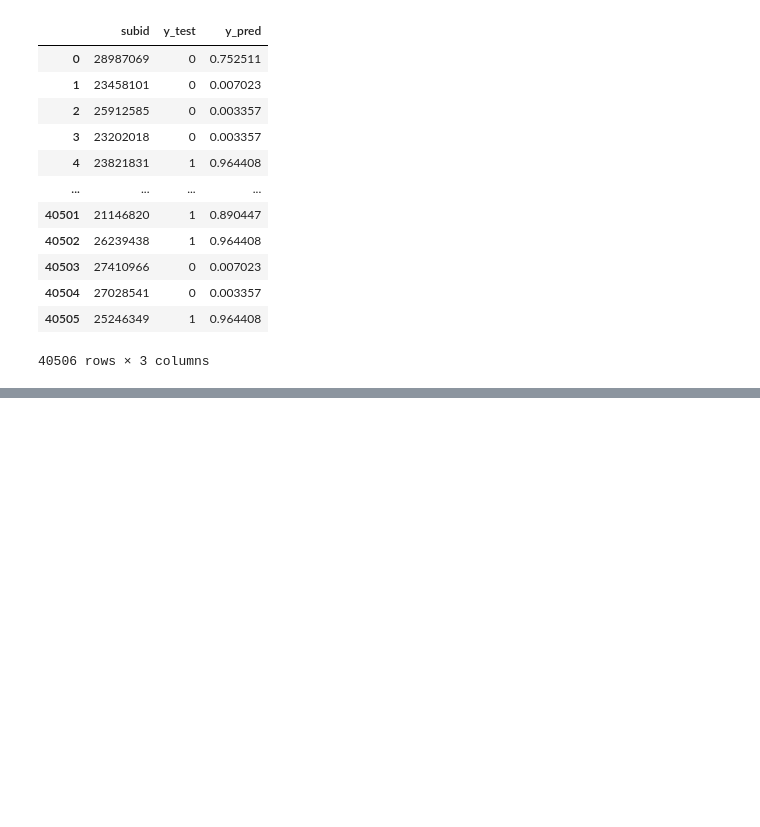
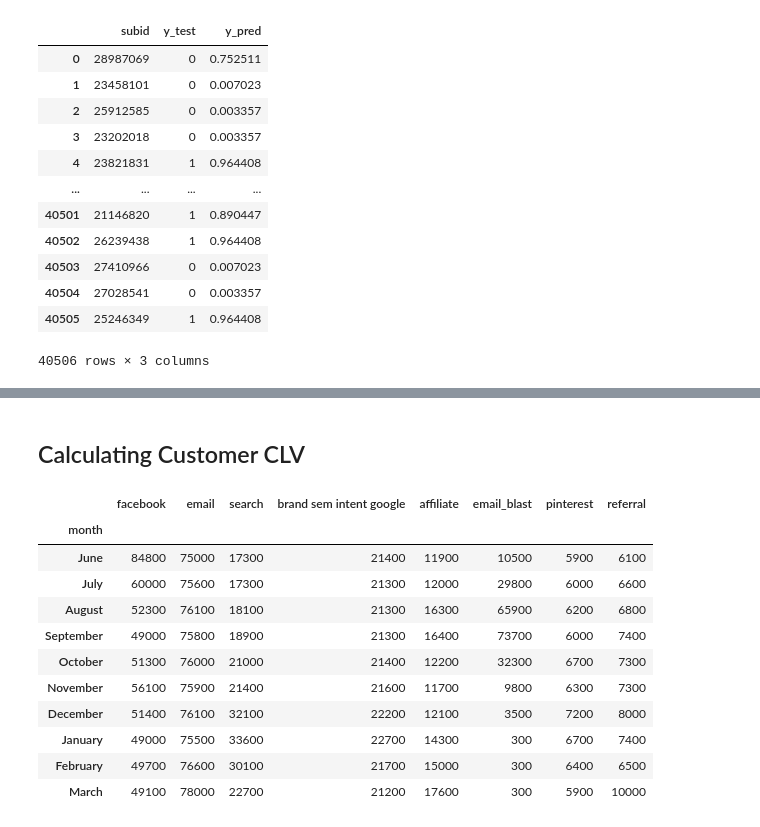
Before and after one commit to yjj595857/Marketing-Final-Case, a Jupyter notebook: Marketing_Final_YujungHuang.ipynb, the cells around one changed output, grey strips where cells are left out. Drawn from its saved outputs; the diff is of its cells as text; code cells hidden in the pictures; blank space fills up the shorter version.

```diff
--- a/Marketing_Final_YujungHuang.ipynb
+++ b/Marketing_Final_YujungHuang.ipynb
@@ -870 +872,22 @@ rev_model(churn,offer_accept_rate,0.5)
 40506 rows × 7 columns
+# %% [markdown]
+## Calculating Customer CLV
+# %%
+# Read data
+spend = pd.read_excel('advertising_spend_data.xlsx',header=2)
+spend['month'] = spend['date'].dt.month_name()
+spend = spend.set_index(['month']).drop('date',axis=1)
+spend
+# %% [output]
+|  | facebook | email | search | brand sem intent google | affiliate | email_blast | pinterest | referral |
+| month |  |  |  |  |  |  |  |  |
+| June | 84800 | 75000 | 17300 | 21400 | 11900 | 10500 | 5900 | 6100 |
+| July | 60000 | 75600 | 17300 | 21300 | 12000 | 29800 | 6000 | 6600 |
+| August | 52300 | 76100 | 18100 | 21300 | 16300 | 65900 | 6200 | 6800 |
+| September | 49000 | 75800 | 18900 | 21300 | 16400 | 73700 | 6000 | 7400 |
+| October | 51300 | 76000 | 21000 | 21400 | 12200 | 32300 | 6700 | 7300 |
+| November | 56100 | 75900 | 21400 | 21600 | 11700 | 9800 | 6300 | 7300 |
+| December | 51400 | 76100 | 32100 | 22200 | 12100 | 3500 | 7200 | 8000 |
+| January | 49000 | 75500 | 33600 | 22700 | 14300 | 300 | 6700 | 7400 |
+| February | 49700 | 76600 | 30100 | 21700 | 15000 | 300 | 6400 | 6500 |
+| March | 49100 | 78000 | 22700 | 21200 | 17600 | 300 | 5900 | 10000 |
```
Also changed, not shown: parts of 11 cells of this notebook, 1 other file.
